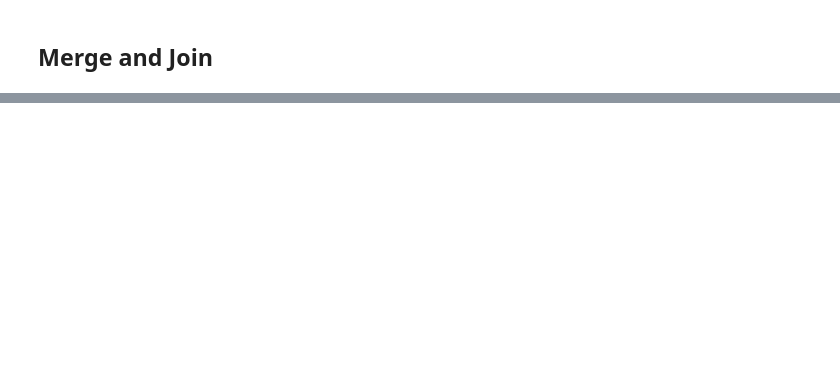
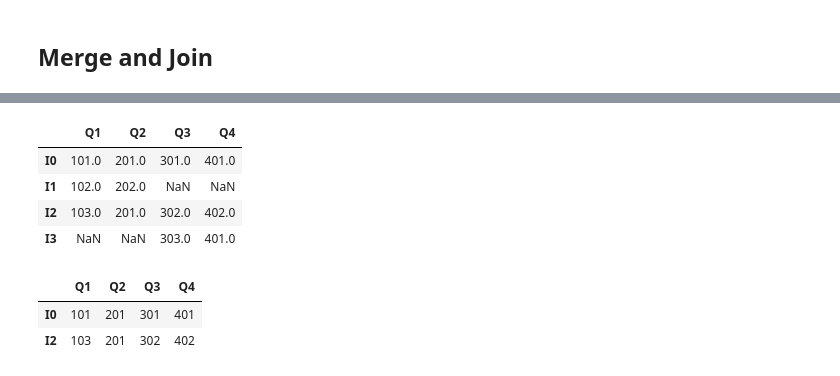
Before and after one commit to imsanthoshr/Python-for-ML, a Jupyter notebook: Pandas-Basics.ipynb, the cells around one changed output, grey strips where cells are left out. Saved outputs shown, nothing was run; the diff lists cells and outputs as text; code cells hidden in the pictures; blank space fills up the shorter version.

```diff
--- a/Pandas-Basics.ipynb
+++ b/Pandas-Basics.ipynb
@@ -249,0 +282,21 @@ pd.concat([df3,df4],axis=1,sort=True)
+# %%
+df5 = pd.DataFrame({'Q1':[101,102,103],
+                    'Q2':[201,202,201]},
+                    index=['I0','I1','I2'])
+df6 = pd.DataFrame({'Q3':[301,302,303],
+                    'Q4':[401,402,401]},
+                    index=['I0','I2','I3'])
+# %%
+df5.join(df6,how='outer')
+# %% [output]
+|  | Q1 | Q2 | Q3 | Q4 |
+| I0 | 101.0 | 201.0 | 301.0 | 401.0 |
+| I1 | 102.0 | 202.0 | NaN | NaN |
+| I2 | 103.0 | 201.0 | 302.0 | 402.0 |
+| I3 | NaN | NaN | 303.0 | 401.0 |
+# %%
+df5.join(df6,how='inner')
+# %% [output]
+|  | Q1 | Q2 | Q3 | Q4 |
+| I0 | 101 | 201 | 301 | 401 |
+| I2 | 103 | 201 | 302 | 402 |
```
Also changed, not shown: parts of 7 cells of this notebook.
